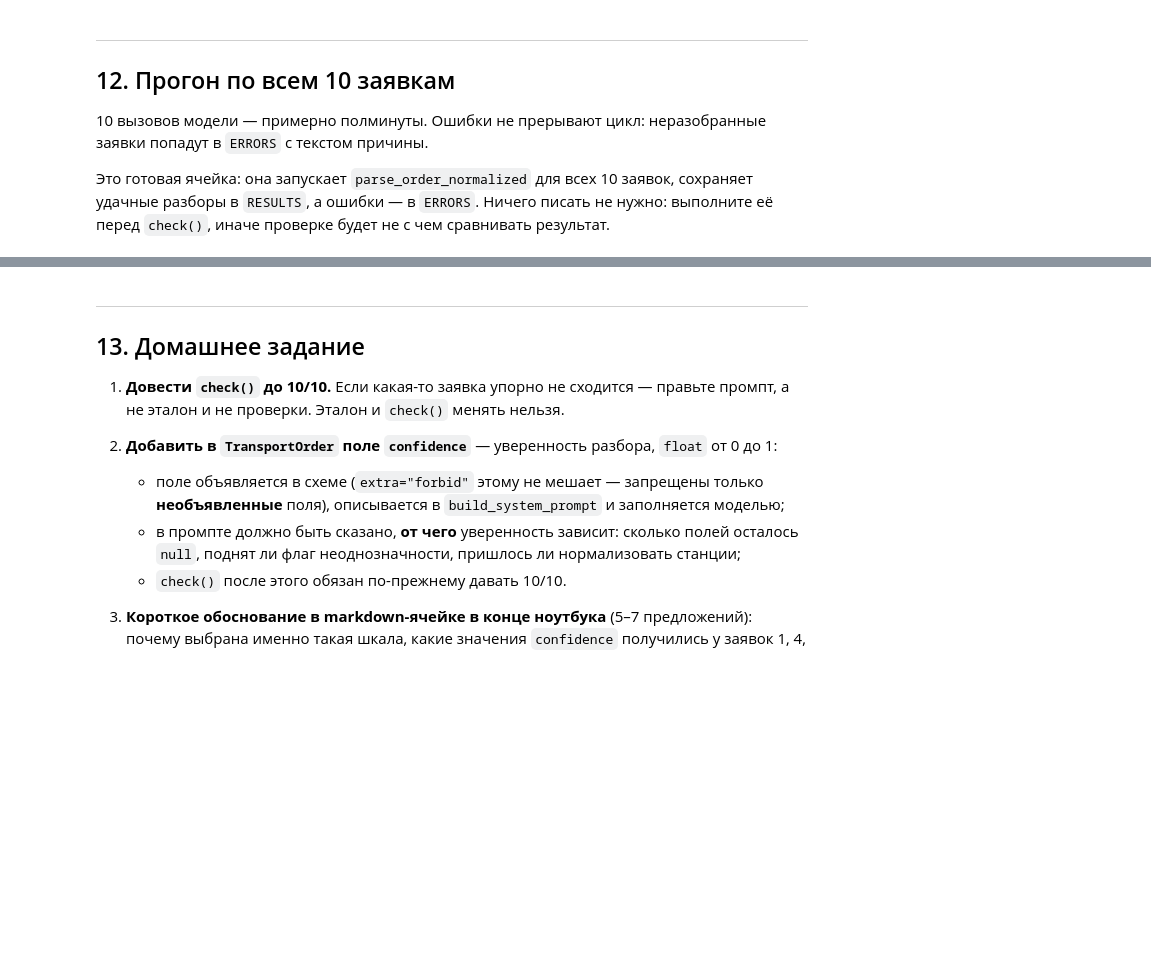
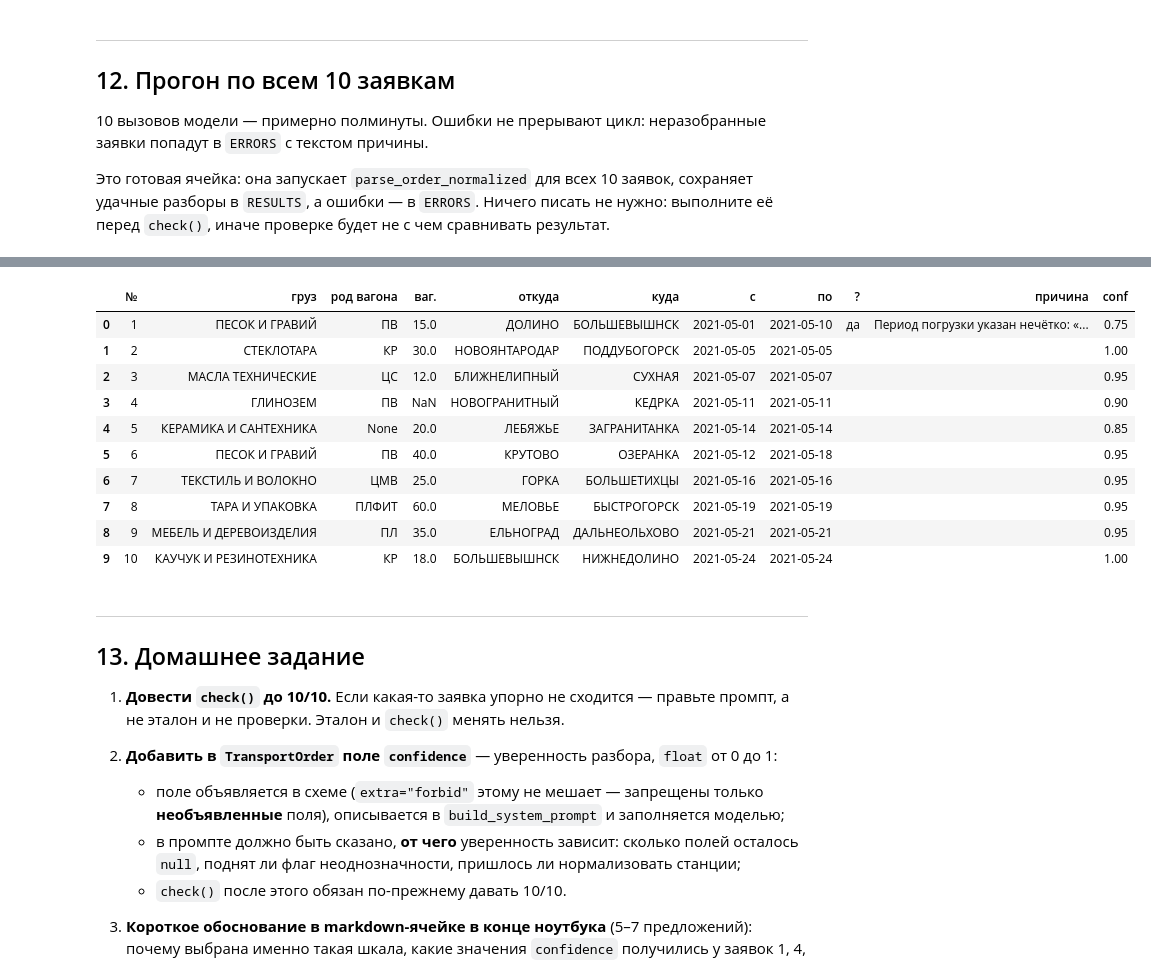
Before and after one commit to DanilaKrug/ai_miit, a Jupyter notebook: notebooks/01_first_llm_call.ipynb, the cells around one changed output, grey strips where cells are left out. Saved outputs shown, nothing was run; the diff lists cells and outputs as text; code cells hidden in the pictures; blank space fills up the shorter version.

```diff
--- a/notebooks/01_first_llm_call.ipynb
+++ b/notebooks/01_first_llm_call.ipynb
@@ -311,6 +328,7 @@ class TransportOrder(BaseModel):
     date_to: Optional[date] = Field(None, description="конец периода погрузки")
     is_ambiguous: bool = Field(False, description="в заявке есть неоднозначность, её нельзя разрешить без клиента")
     ambiguity_reason: Optional[str] = Field(None, description="что именно неоднозначно, по-русски")
+    confidence: float = Field(1.0, ge=0.0, le=1.0,description="уверенность разбора от 0 до 1")
 
     @field_validator("cargo")
     @classmethod
@@ -625,10 +715,40 @@ def _common_prefix(a: str, b: str) -> int:
 
 
 def normalize_station(raw: Optional[str]) -> Optional[str]:
-    # ──────────────────────────────────────────────────────────────
-    # здесь ваш ответ
-    # ──────────────────────────────────────────────────────────────
-    pass  # эту строку удалите, когда напишете свой код
+    if not raw or not raw.strip():
+        return None
+
+    query = _canon(raw)
+    if not query:
+        return None
+
+    # 4) точное совпадение
+    for station in STATIONS:
+        if _canon(station) == query:
+            return station
+
+    # 5) иначе — станция с самым длинным общим началом (падежи)
+    best_station = None
+    best_len = 0
+    second_len = 0
+    for station in STATIONS:
+        common = _common_prefix(_canon(station), query)
+        if common > best_len:
+            second_len = best_len
+            best_len = common
+            best_station = station
+        elif common > second_len:
+            second_len = common
+
+    if best_station is None:
+        return None
+
+    cover = best_len >= MIN_COVER * len(_canon(best_station))
+    if best_len >= MIN_STEM and best_len > second_len and cover:
+        return best_station
+
+    # 6) ни одна не дотянула или лидеров несколько
+    return None
 
 
 def parse_order_normalized(order_text: str, model: str = MODEL) -> TransportOrder:
@@ -786,24 +951,37 @@ print(f"\nРазобрано: {len(RESULTS)} из {len(RAW_ORDERS)}")
 # %%
 table = pd.DataFrame(
     [
         {
             "№": i,
             "груз": o.cargo,
             "род вагона": o.wagon_type,
             "ваг.": o.wagons_count,
             "откуда": o.from_station,
             "куда": o.to_station,
             "с": o.date_from,
             "по": o.date_to,
             "?": "да" if o.is_ambiguous else "",
             "причина": (o.ambiguity_reason or "")[:45],
+            "conf": o.confidence,
         }
         for i, o in sorted(RESULTS.items())
     ]
 )
 if table.empty:
     print("Разобранных заявок пока нет: допишите TODO 1-4 и выполните ячейку прогона выше.")
 table
+# %% [output]
+|  | № | груз | род вагона | ваг. | откуда | куда | с | по | ? | причина | conf |
+| 0 | 1 | ПЕСОК И ГРАВИЙ | ПВ | 15.0 | ДОЛИНО | БОЛЬШЕВЫШНСК | 2021-05-01 | 2021-05-10 | да | Период погрузки указан нечётко: «... | 0.75 |
+| 1 | 2 | СТЕКЛОТАРА | КР | 30.0 | НОВОЯНТАРОДАР | ПОДДУБОГОРСК | 2021-05-05 | 2021-05-05 |  |  | 1.00 |
+| 2 | 3 | МАСЛА ТЕХНИЧЕСКИЕ | ЦС | 12.0 | БЛИЖНЕЛИПНЫЙ | СУХНАЯ | 2021-05-07 | 2021-05-07 |  |  | 0.95 |
+| 3 | 4 | ГЛИНОЗЕМ | ПВ | NaN | НОВОГРАНИТНЫЙ | КЕДРКА | 2021-05-11 | 2021-05-11 |  |  | 0.90 |
+| 4 | 5 | КЕРАМИКА И САНТЕХНИКА | None | 20.0 | ЛЕБЯЖЬЕ | ЗАГРАНИТАНКА | 2021-05-14 | 2021-05-14 |  |  | 0.85 |
+| 5 | 6 | ПЕСОК И ГРАВИЙ | ПВ | 40.0 | КРУТОВО | ОЗЕРАНКА | 2021-05-12 | 2021-05-18 |  |  | 0.95 |
+| 6 | 7 | ТЕКСТИЛЬ И ВОЛОКНО | ЦМВ | 25.0 | ГОРКА | БОЛЬШЕТИХЦЫ | 2021-05-16 | 2021-05-16 |  |  | 0.95 |
+| 7 | 8 | ТАРА И УПАКОВКА | ПЛФИТ | 60.0 | МЕЛОВЬЕ | БЫСТРОГОРСК | 2021-05-19 | 2021-05-19 |  |  | 0.95 |
+| 8 | 9 | МЕБЕЛЬ И ДЕРЕВОИЗДЕЛИЯ | ПЛ | 35.0 | ЕЛЬНОГРАД | ДАЛЬНЕОЛЬХОВО | 2021-05-21 | 2021-05-21 |  |  | 0.95 |
+| 9 | 10 | КАУЧУК И РЕЗИНОТЕХНИКА | КР | 18.0 | БОЛЬШЕВЫШНСК | НИЖНЕДОЛИНО | 2021-05-24 | 2021-05-24 |  |  | 1.00 |
 # %% [markdown]
 ---
 ## 13. Домашнее задание
```
Also changed, not shown: parts of 15 cells of this notebook.
